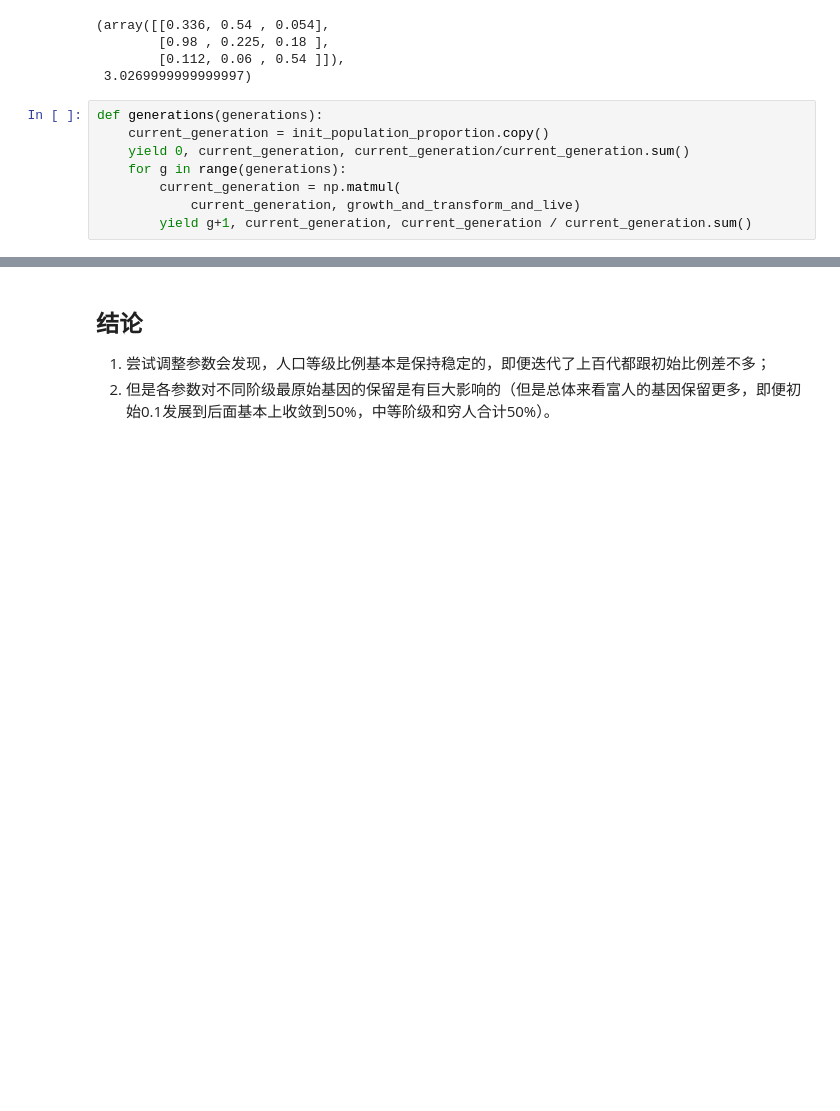
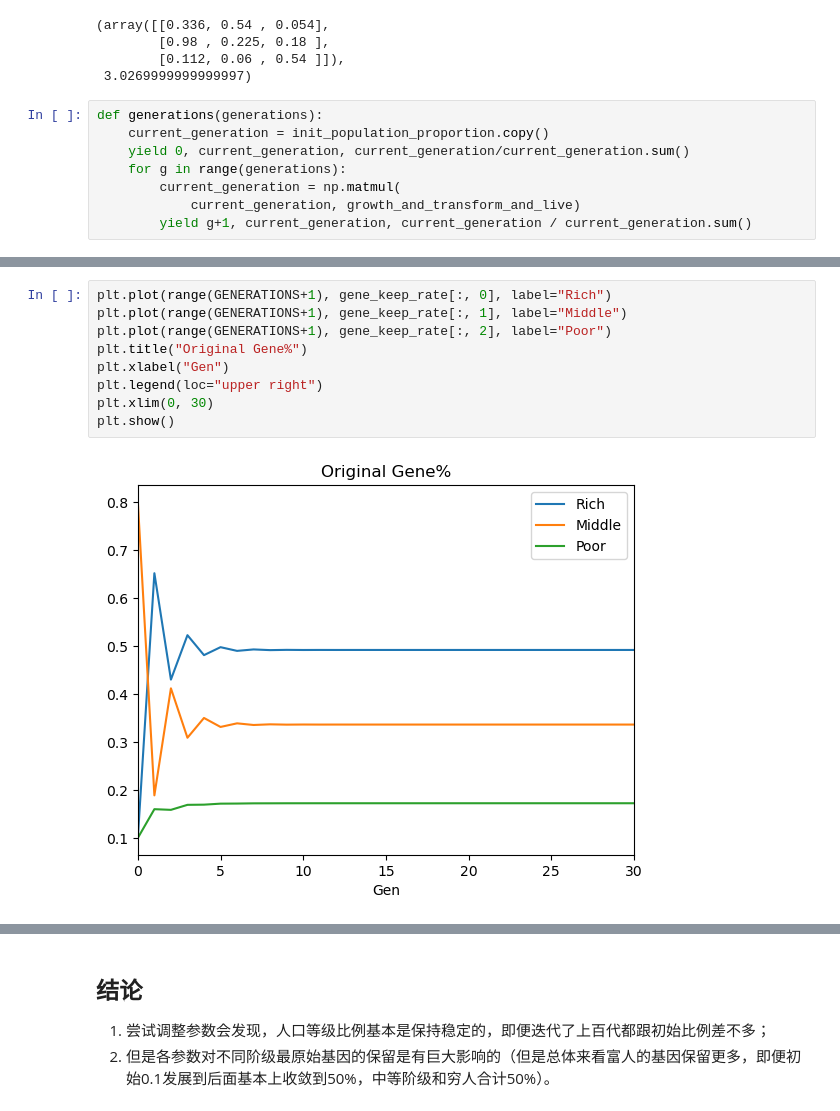
Before and after one commit to SalHe/gene-society, a Jupyter notebook: society.ipynb, the cells around one changed output, grey strips where cells are left out. Drawn from its saved outputs; the diff is of its cells as text; blank space fills up the shorter version.

```diff
--- a/society.ipynb
+++ b/society.ipynb
@@ -149,0 +175,11 @@ Generation 0
+# %%
+plt.plot(range(GENERATIONS+1), gene_keep_rate[:, 0], label="Rich")
+plt.plot(range(GENERATIONS+1), gene_keep_rate[:, 1], label="Middle")
+plt.plot(range(GENERATIONS+1), gene_keep_rate[:, 2], label="Poor")
+plt.title("Original Gene%")
+plt.xlabel("Gen")
+plt.legend(loc="upper right")
+plt.xlim(0, 30)
+plt.show()
+# %% [output]
+[figure, added]
```
Also changed, not shown: parts of 5 cells of this notebook.
